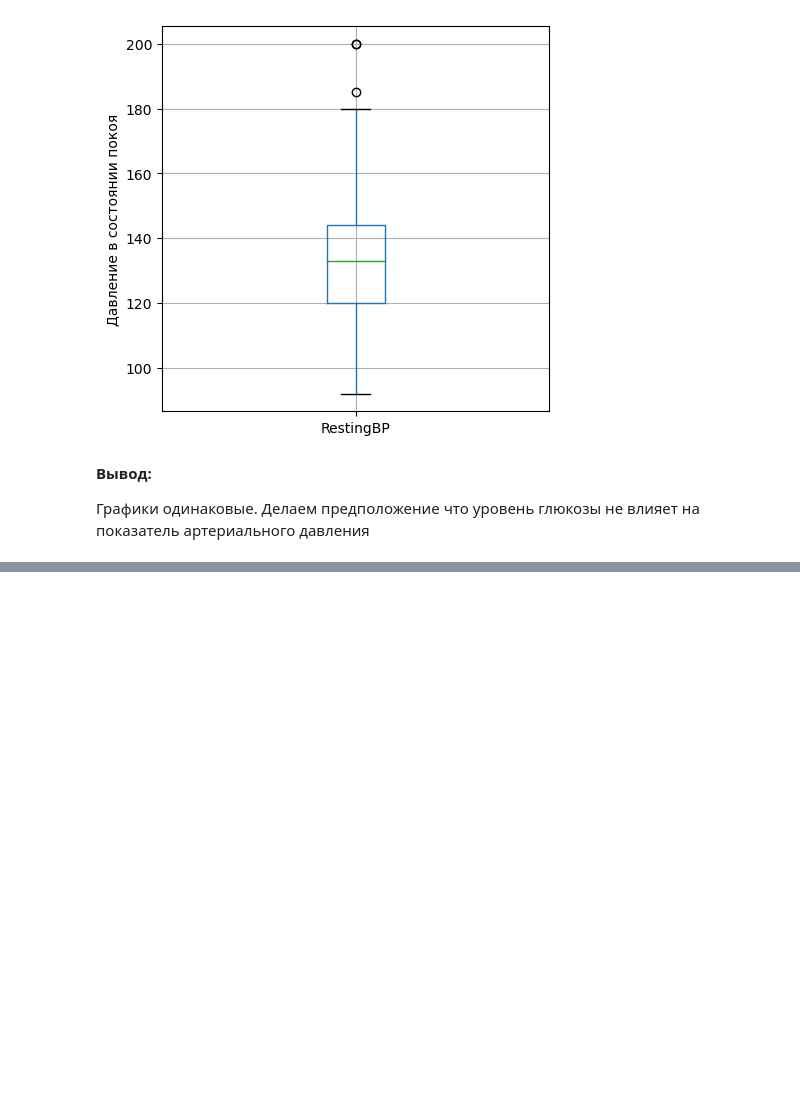
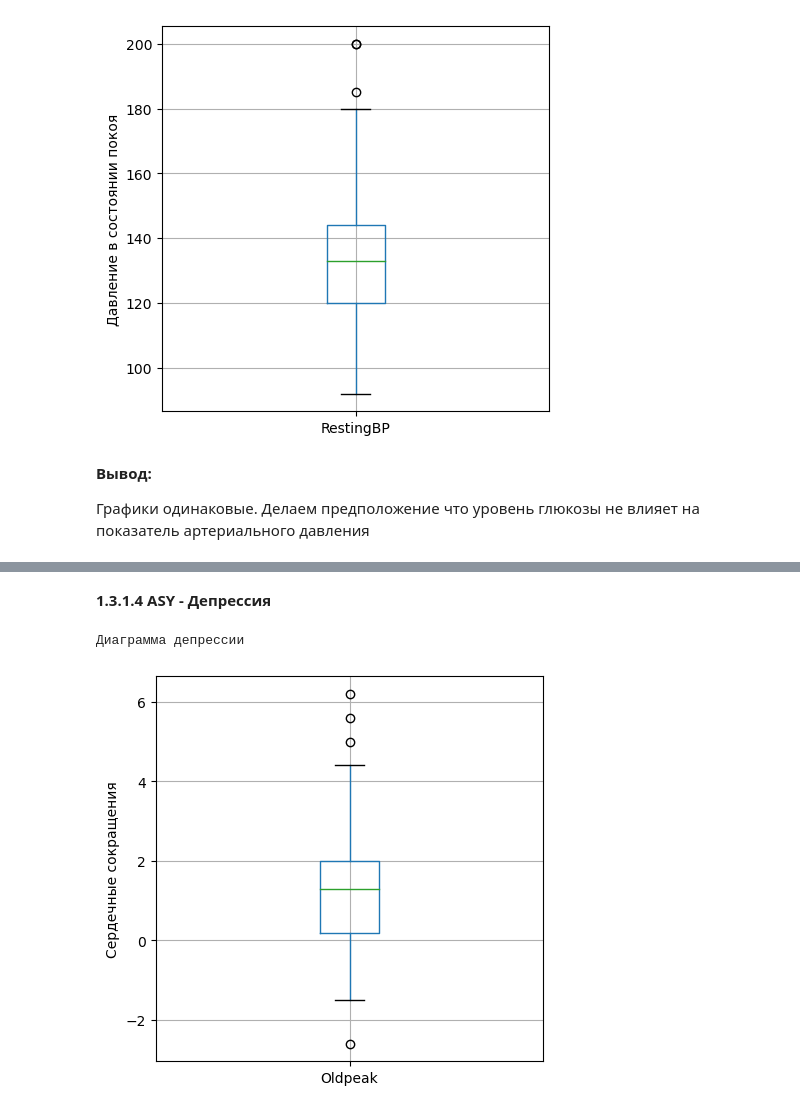
Before and after one commit to DzhafarovSergey/heart_disease_research, a Jupyter notebook: Heart disease research.ipynb, the cells around one changed output, grey strips where cells are left out. Drawn from its saved outputs; the diff is of its cells as text; code cells hidden in the pictures; blank space fills up the shorter version.

```diff
--- a/Heart disease research.ipynb
+++ b/Heart disease research.ipynb
@@ -345,0 +368,10 @@ plt.show()
+# %% [markdown]
+**1.3.1.4 ASY - Депрессия**
+# %%
+print('Диаграмма депрессии')
+heart_disease_true_asy.boxplot(column=['Oldpeak'], figsize=(5,5), grid=True)
+plt.ylabel('Сердечные сокращения')
+plt.show()
+# %% [output]
+Диаграмма депрессии
+[figure, added]
```
Also changed, not shown: parts of 17 cells of this notebook.
